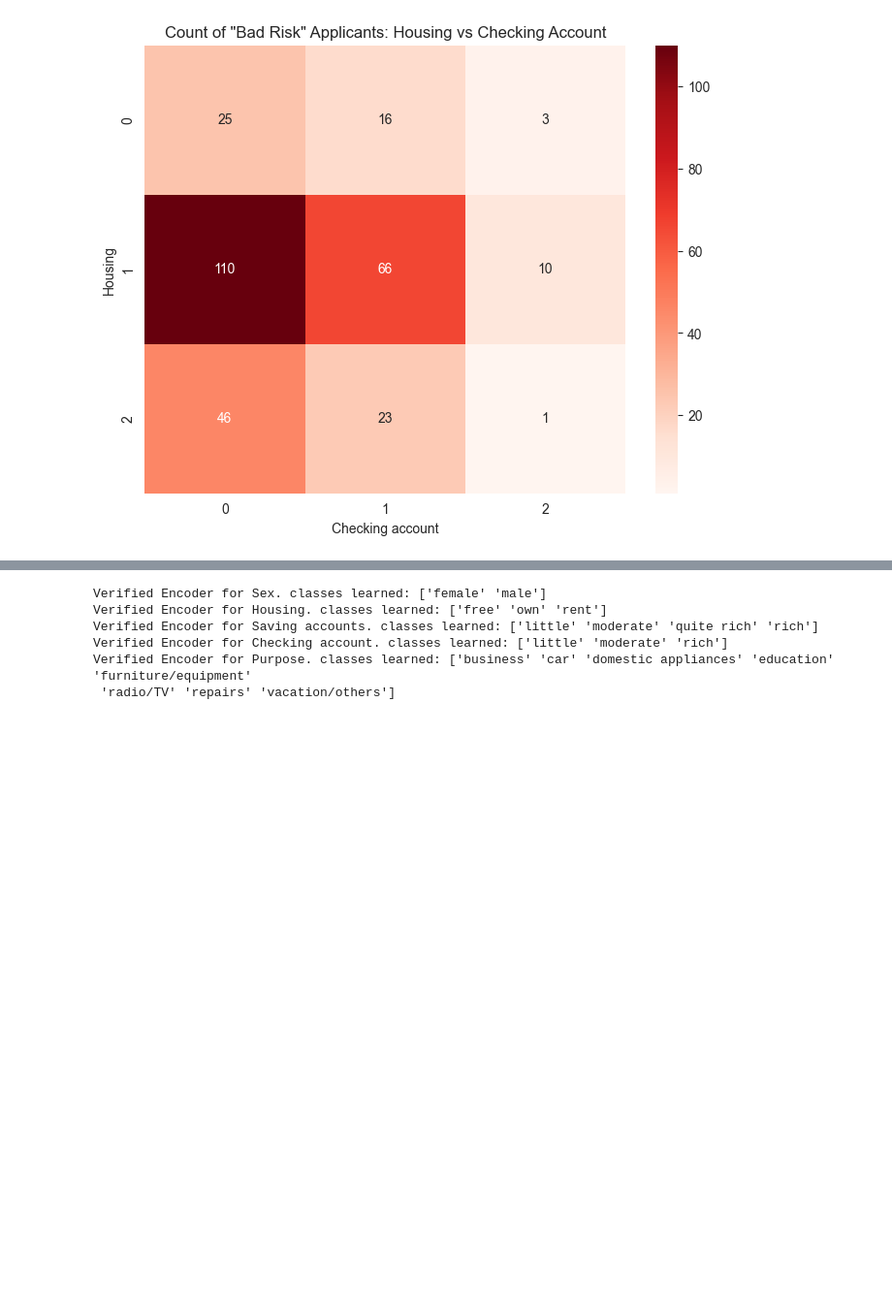
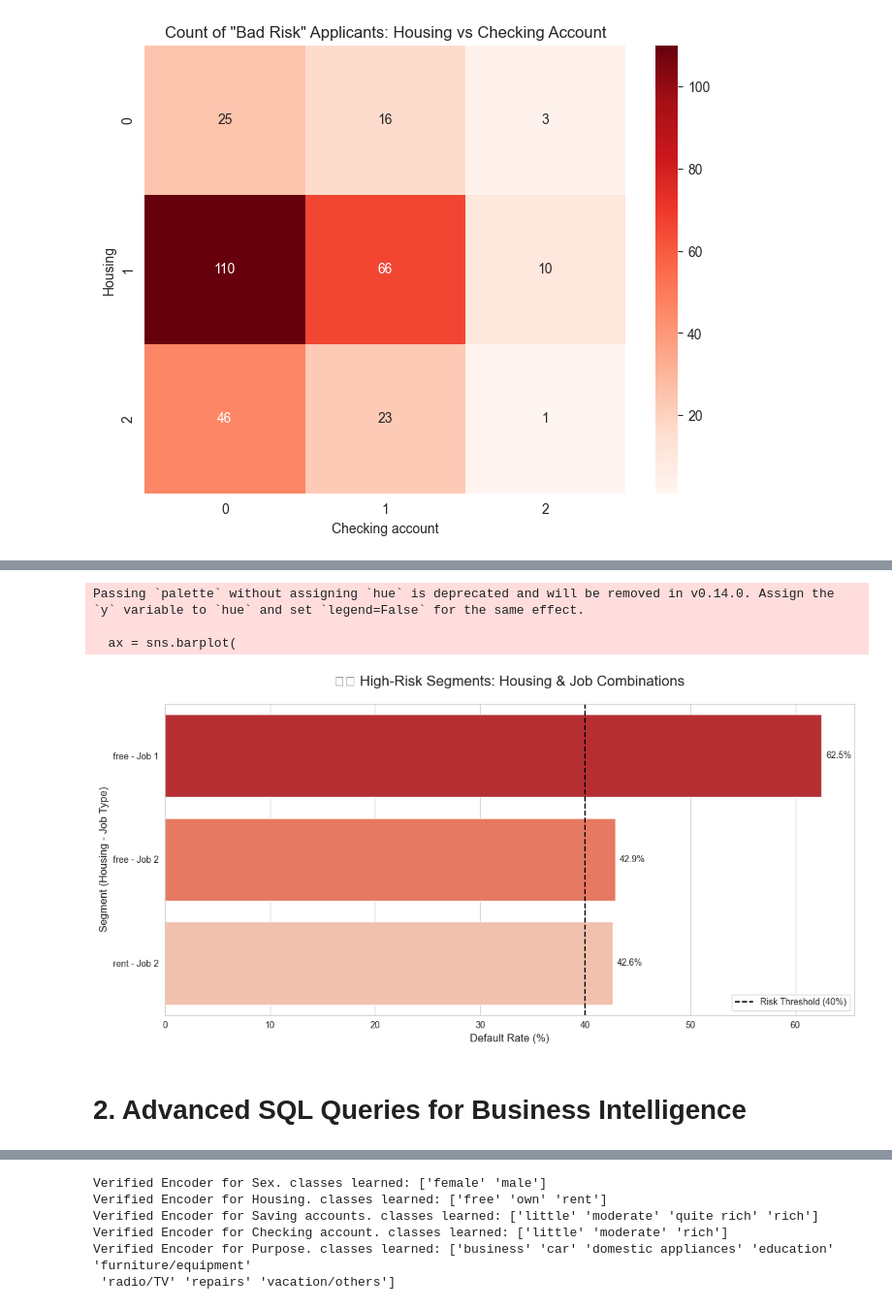
Before and after one commit to chabuzy/credit_risk, a Jupyter notebook: analysis.ipynb, the cells around one changed output, grey strips where cells are left out. Shown at 97% size. Drawn from its saved outputs; the diff is of its cells as text; code cells hidden in the pictures; blank space fills up the shorter version.

Commit message:
Add strategic SQL insights, generational risk plots, and UI enhancements

```diff
--- a/analysis.ipynb
+++ b/analysis.ipynb
@@ -293,0 +316,43 @@ plt.show()
+# %%
+import joblib
+
+# Load the encoders from your models folder
+cat_cols = ['Sex', 'Housing', 'Saving accounts', 'Checking account', 'Purpose']
+encoders = {col: joblib.load(f"models/{col}_encoder.pkl") for col in cat_cols}
+
+# NOW run your plotting code:
+high_risk_df['Housing_Label'] = encoders['Housing'].inverse_transform(high_risk_df['Housing'].astype(int))
+high_risk_df['Segment'] = high_risk_df['Housing_Label'] + " - Job " + high_risk_df['Job'].astype(str)
+
+# 3. Now run your plot code
+plt.figure(figsize=(12, 6))
+ax = sns.barplot(
+    data=high_risk_df,
+    x='Default_Rate_Percentage',
+    y='Segment',
+    palette='Reds_r'
+)
+# ... rest of your plot code ...
+
+# Add a vertical line at 40% to show the "Danger Zone" threshold
+plt.axvline(40, color='black', linestyle='--', label='Risk Threshold (40%)')
+
+plt.title('⚠️ High-Risk Segments: Housing & Job Combinations', fontsize=16, pad=20)
+plt.xlabel('Default Rate (%)', fontsize=12)
+plt.ylabel('Segment (Housing - Job Type)', fontsize=12)
+plt.legend()
+
+# Add labels to bars
+for i in ax.containers:
+    ax.bar_label(i, fmt='%.1f%%', padding=5)
+
+plt.tight_layout()
+plt.savefig('strategic_insight_1.png')
+plt.show()
+# %% [output]
+Passing `palette` without assigning `hue` is deprecated and will be removed in v0.14.0. Assign the `y` variable to `hue` and set `legend=False` for the same effect.
+
+  ax = sns.barplot(
+[figure, added]
+# %% [markdown]
+# 2. Advanced SQL Queries for Business Intelligence
```
Also changed, not shown: parts of 9 cells of this notebook, 1 other file.
